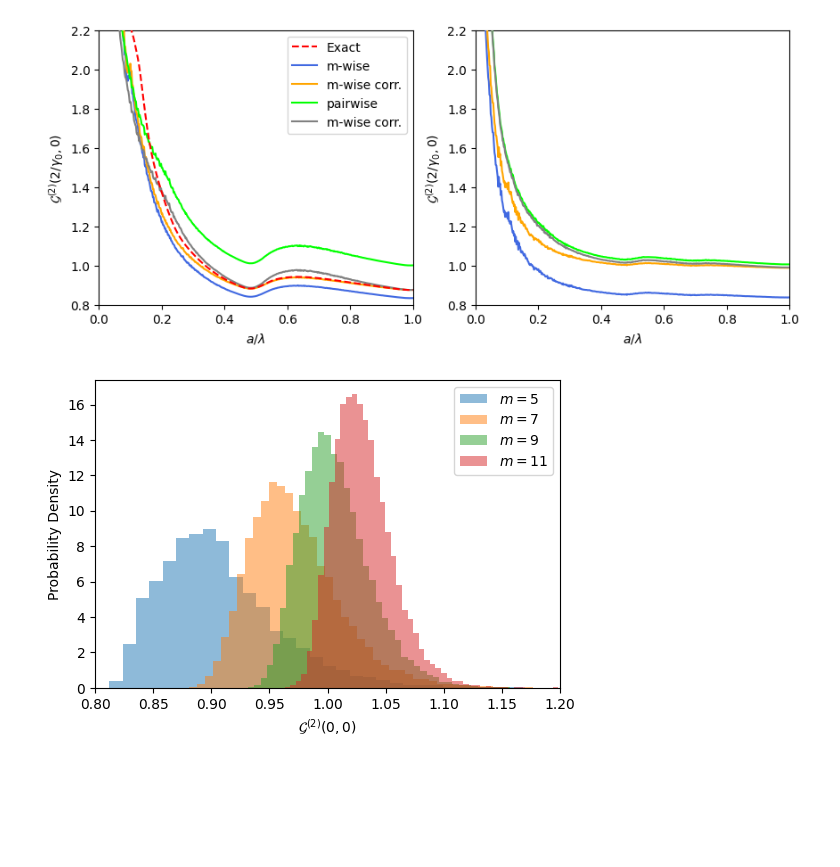
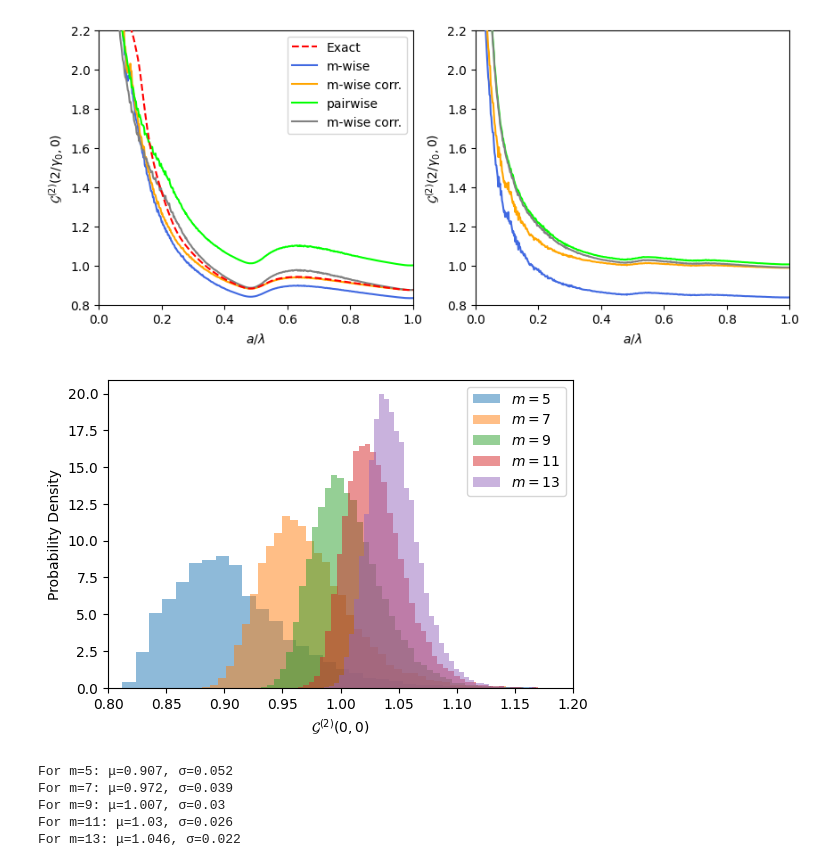
Before and after one commit to Daneyles1/PhD_Projects, a Jupyter notebook: Sampling Methods/Plotting_Visuals.ipynb, the cells around one changed output. Cells and saved outputs as stored; diff of their text form; code cells hidden in the pictures; blank space fills up the shorter version.

Commit message:
Finalising edits to sampling methods code and plots

```diff
--- a/Sampling Methods/Plotting_Visuals.ipynb
+++ b/Sampling Methods/Plotting_Visuals.ipynb
@@ -270,7 +272,7 @@ m = 6
 S_m = 100
 S_2 = 10000
 
-a_set_temp = np.round(np.linspace(0, 1, 101),10)
+a_set_temp = np.round(np.linspace(0, 1, 26),10)
 a_set = np.array([a for a in a_set_temp if a >= 0.05])
 
 fig, axes = plt.subplots(1, 2, figsize=(10, 4))
@@ -278,8 +280,7 @@ fig, axes = plt.subplots(1, 2, figsize=(10, 4))
 
 Dim = 1
 N = 8
-
-"""Samples_Exact = Sampling_Methods(SOCF, Approx.EXACT, N, Dim)
+Samples_Exact = Sampling_Methods(SOCF, Approx.EXACT, N, Dim)
 Filename_Exact = Samples_Exact.Generate_Steady_State_Data(a_set, Rabi, Inv_Metre_Class(kL, "Nat"))
 Data = Read_Write_Class.Read_From_File(Filename_Exact)
 Exact_a, Exact_g2 = map(list, zip(*Data))
@@ -288,21 +289,33 @@ axes[0].plot(Exact_a, Exact_g2, label="Exact", linestyle='dashed', c=c_Exact, zo
 
 Samples_mwise = Sampling_Methods(SOCF, Approx.MWISE, N, Dim, m=m, Num_Samples=S_m)
 Filename_mwise = Samples_mwise.Generate_Steady_State_Data(a_set, Rabi, Inv_Metre_Class(kL, "Nat"))
-Data = Read_Write_Class.Read_From_File(Filename_Exact)
+Data = Read_Write_Class.Read_From_File(Filename_mwise)
 mwise_a, mwise_g2 = map(list, zip(*Data))
 mwise_a, mwise_g2 = Read_Write_Class.Sort_Both_Lists(mwise_a, mwise_g2)
-axes[0].plot(mwise_a, mwise_g2, label="$m$-wise", linestyle='dashed', c=c_Exact, zorder=5)
+axes[0].plot(mwise_a, mwise_g2, label="$m$-wise", c=c_under, zorder=5)
 
-
+Samples_pair = Sampling_Methods(SOCF, Approx.PAIR, N, Dim, Num_Samples=S_2)
+Filename_pair = Samples_pair.Generate_Steady_State_Data(a_set, Rabi, Inv_Metre_Class(kL, "Nat"))
+Data = Read_Write_Class.Read_From_File(Filename_pair)
+pair_a, pair_g2 = map(list, zip(*Data))
+pair_a, pair_g2 = Read_Write_Class.Sort_Both_Lists(pair_a, pair_g2)
+axes[0].plot(pair_a, pair_g2, label="pairwise", c=c_Gard, zorder=5)
 
 Dim=2
 N=8
 Samples_mwise = Sampling_Methods(SOCF, Approx.MWISE, N, Dim, m=m, Num_Samples=S_m)
 Filename_mwise = Samples_mwise.Generate_Steady_State_Data(a_set, Rabi, Inv_Metre_Class(kL, "Nat"))
-Data = Read_Write_Class.Read_From_File(Filename_Exact)
+Data = Read_Write_Class.Read_From_File(Filename_mwise)
 mwise_a, mwise_g2 = map(list, zip(*Data))
 mwise_a, mwise_g2 = Read_Write_Class.Sort_Both_Lists(mwise_a, mwise_g2)
-axes[1].plot(mwise_a, mwise_g2, label="$m$-wise", linestyle='dashed', c=c_Exact, zorder=5)
+axes[1].plot(mwise_a, mwise_g2, label="$m$-wise",  c=c_under, zorder=5)
+
+Samples_pair = Sampling_Methods(SOCF, Approx.PAIR, N, Dim, Num_Samples=S_2)
+Filename_pair = Samples_pair.Generate_Steady_State_Data(a_set, Rabi, Inv_Metre_Class(kL, "Nat"))
+Data = Read_Write_Class.Read_From_File(Filename_pair)
+pair_a, pair_g2 = map(list, zip(*Data))
+pair_a, pair_g2 = Read_Write_Class.Sort_Both_Lists(pair_a, pair_g2)
+axes[1].plot(pair_a, pair_g2, label="pairwise", c=c_Gard, zorder=5)
 
 
 for i in range(2):
@@ -312,4 +325,4 @@ for i in range(2):
     axes[i].set_xlim([0, np.max(a_set)])
     axes[i].set_ylim([0.8, 2.2])
 axes[0].legend()
-plt.show()"""
+plt.show()
@@ -390,24 +400,35 @@ plt.show()
 # %%
 # (Fig 9) Appendix 1: Plot the dist. of m-wise samples for different values of m
 Num_Samples = 000 #Set to 0 to only show plot, >0 will generate more data in each distribution
-m_set = [5, 7, 9, 11]
+m_set = [5,7,9,11,13]
 
 a = 0.1
 N = 11
 Dim = 2
 
 fig, ax = plt.subplots( figsize=(6, 4))
 
-
+means = []
+stds = []
 for m in m_set:
     Samples_mwise = Sampling_Methods(SOCF, Approx.MWISE, N, Dim, m=m)
     Data = Samples_mwise.Inverted_Array_Distributions(a, Num_Samples)
+    means.append(np.mean(Data))
+    stds.append(np.std(Data))
     ax.hist(Data, 50, alpha=0.5, density=True, label="$m=$"+str(m))
 
 ax.set_xlim([0.8, 1.2])
 ax.set_ylabel("Probability Density")
 ax.set_xlabel("$\mathcal{G}^{(2)}(0,0)$")
 ax.legend()
 plt.show()
+
+for i,m in enumerate(m_set):
+    print(f"For m={m}: \u03BC={np.round(means[i],3)}, \u03C3={np.round(stds[i],3)}")
 # %% [output]
-[figure, old version]
+[figure, new version]
+For m=5: μ=0.907, σ=0.052
+For m=7: μ=0.972, σ=0.039
+For m=9: μ=1.007, σ=0.03
+For m=11: μ=1.03, σ=0.026
+For m=13: μ=1.046, σ=0.022
```
Also changed, not shown: parts of 2 cells of this notebook, 8 other files.
